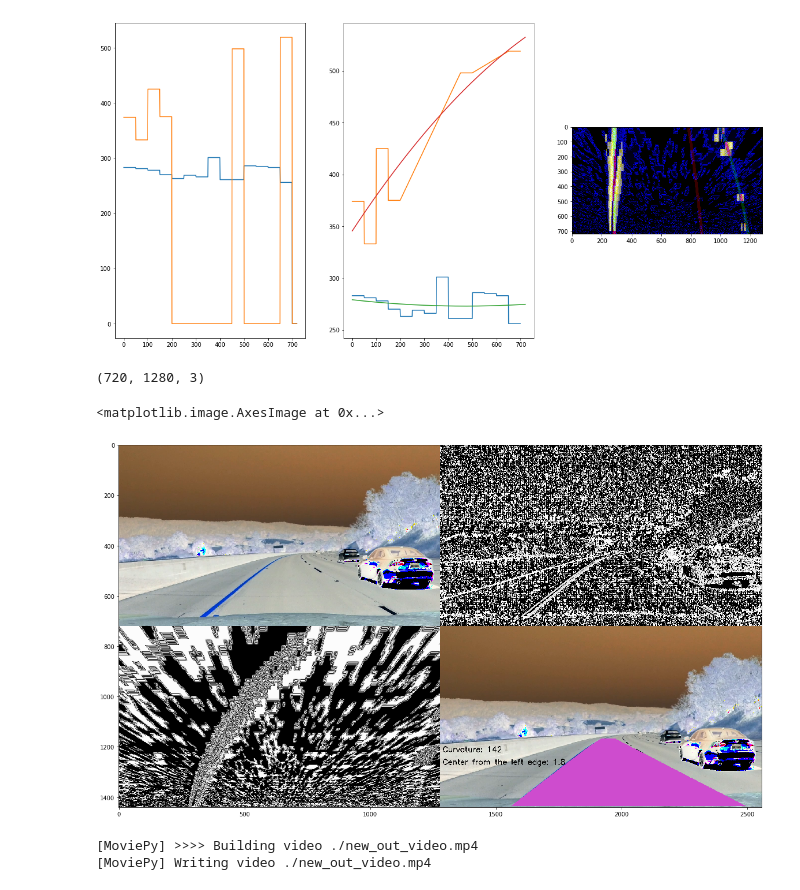
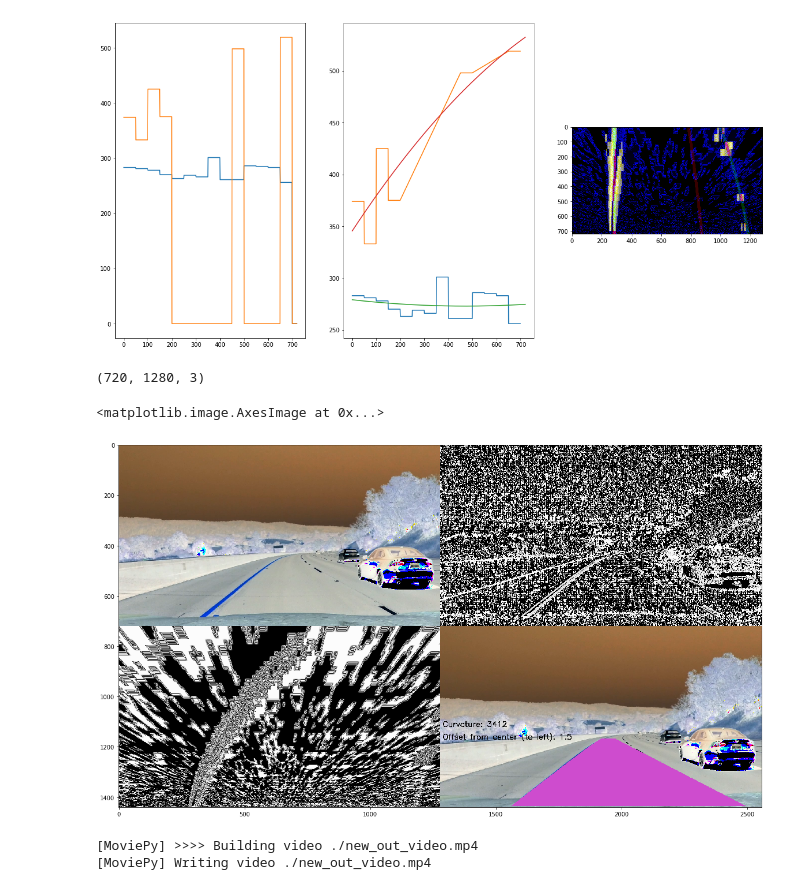
Before and after one commit to tempflip/CarND-Advanced-Lane-Lines, a Jupyter notebook: adv_lane_finding.ipynb, the cells around one changed output. Cells and saved outputs as stored; diff of their text form; code cells hidden in the pictures.

```diff
--- a/adv_lane_finding.ipynb
+++ b/adv_lane_finding.ipynb
@@ -261,7 +261,7 @@ from moviepy.editor import VideoFileClip
 
 INPUT_VIDEO = './project_video.mp4'
 
-def fit_line_on_hist(p, degree=2, vis=False, plot=False, top_crop=0):
+def fit_line_on_hist(p, degree=2, vis=False, plot=False, top_crop=0, x_transform = 1, y_transform = 1):
     y = np.argmax(p, axis=0)
     x = np.arange(len(y))
     y_mean = np.mean(y)
@@ -303,7 +303,7 @@ def fit_line_on_hist(p, degree=2, vis=False, plot=False, top_crop=0):
         plt.subplot(1,3,2)
         plt.plot(xx,yy)
 
-    coeffs = np.polyfit(xx, yy, degree)
+    coeffs = np.polyfit(xx * x_transform, yy * y_transform, degree)
 
     return coeffs
 
@@ -319,14 +319,14 @@ def get_lane_curvatures(warped, length, plot = False):
         plt.plot(curve_r)
     return (curve_l, curve_r)
 
-def get_lane_coeffs(warped, length, plot = False):
+def get_lane_coeffs(warped, length, plot = False, x_transform = 1, y_transform = 1):
     lane_data = np.copy(warped)
     mid = int(lane_data.shape[1] / 2)
     left = hist_slide(lane_data)[:,:mid].T
     right = hist_slide(lane_data)[:,mid:].T
 
-    coeff_l = fit_line_on_hist(left, plot=plot)
-    coeff_r = fit_line_on_hist(right, plot=plot)
+    coeff_l = fit_line_on_hist(left, plot=plot, x_transform=x_transform, y_transform=y_transform)
+    coeff_r = fit_line_on_hist(right, plot=plot, x_transform=x_transform, y_transform=y_transform)
     return (coeff_l, coeff_r)
 
 def draw_curve_on_warped(warped, plot=False):
@@ -386,7 +386,7 @@ def highlight_lane(image):
     img = np.copy(image)
     # getting the lane curve coefficients
     bird = birds_eye(img, M)
-    coeff_l, coeff_r = get_lane_coeffs(bird, bird.shape[0])
+    coeff_l, coeff_r = get_lane_coeffs(bird, bird.shape[0], x_transform=1, y_transform=1)
     coeff_middle = (coeff_l + coeff_r) / 2
     # making some outlier filtering
 
@@ -408,59 +408,57 @@ def highlight_lane(image):
     for i in range(bird.shape[0]):
         lx = int(curve_l[i])
         rx = int(curve_r[i] + mid)
-        #x = int(curve[i])
-        #lanes[i,lx-20:lx+20] = 1
-        #lanes[i, rx-20:rx +20] = 1
         lanes[i, lx : rx ] = 1
 
-    # curvatures and the center
+    # curvatures and the offset
+    ym_per_pix = 30/720 # meters per pixel in y dimension
+    xm_per_pix = 3.7/700 # meters per pixel in x dimension
+    #coeff_l2, coeff_r2 = get_lane_coeffs(bird, bird.shape[0], x_transform=xm_per_pix, y_transform=ym_per_pix)
+    coeff_middle = (coeff_l + coeff_r) / 2
 
-    pix_per_meter =  30 / bird.shape[0]
-
-
-    ym_per_pix = 3.7/720 # meters per pixel in y dimension
-    xm_per_pix = 3.7/700 # meters per pixel in x dimension
-
-    curvature = (1 + (2 * coeff_middle[0] * bird.shape[0] + coeff_middle[1])**2)**1.5 / abs(2*coeff_middle[0]) * pix_per_meter
+    curvature = (1 + (2 * coeff_middle[0] * bird.shape[0] + coeff_middle[1])**2)**1.5 / abs(2*coeff_middle[0])
     curvature_list.append(curvature)
 
-    center = (lanes.shape[1] / 2 - np.argmax(lanes[-1]))  * ym_per_pix
+    to_left_edge = abs(lanes.shape[1] / 2 - np.argmax(lanes[-1]))
+    to_right_edge = abs(lanes.shape[1] / 2 - np.argmax(lanes[::-1][-1]))
+    offset = (to_left_edge - to_right_edge) * xm_per_pix
+
     font = cv2.FONT_HERSHEY_SIMPLEX
-    cv2.putText(img,'Curvature: {}'.format(int(sum(curvature_list) / len(curvature_list))),(10,500), font, 1,(255,255,255),2)
-    cv2.putText(img,'Center from the left edge: {}'.format(int(center*10)/10),(10,550), font, 1,(255,255,255),2)
+    cv2.putText(img,'Curvature: {}'.format(int(sum(curvature_list) / len(curvature_list))),(10,400), font, 1,(255,255,255),2)
+    cv2.putText(img,'Offset from center (to left): {}'.format(int(offset*10)/10),(10,450), font, 1,(255,255,255),2)
 
 
 
     # warping the birds-eye lanes into perspective
     perspective = warp(lanes, M_INV)
 
 
     img[:,:,0][perspective == 1] = 50
     img[:,:,1][perspective == 1] = 180
     img[:,:,2][perspective == 1] = 50
     return img
 
 
 def test_frame(image):
     img = np.copy(image)
     grad = gradient_transform_wrapper(image)
     bird = birds_eye(image, M)
     lane_curves = highlight_lane(img)
 
     up = np.concatenate((img, np.stack((grad,grad,grad), axis=2)), axis=1)
     down = np.concatenate((np.stack((bird,bird,bird), axis=2), lane_curves), axis=1)
     out = np.concatenate((up, down), axis=0)
     return out
     #return misc.imresize(np.uint8(out), (360, 640))
 
 img = VideoFileClip(INPUT_VIDEO).get_frame(30)
 print (img.shape)
 plt.figure(figsize=(20,20))
 plt.imshow(test_frame(img))
 # %% [output]
 (720, 1280, 3)
 <matplotlib.image.AxesImage at 0x...>
-[figure, old version]
+[figure, new version]
 # %%
 from moviepy.editor import VideoFileClip
 
```
Also changed, not shown: parts of 1 cell of this notebook.
